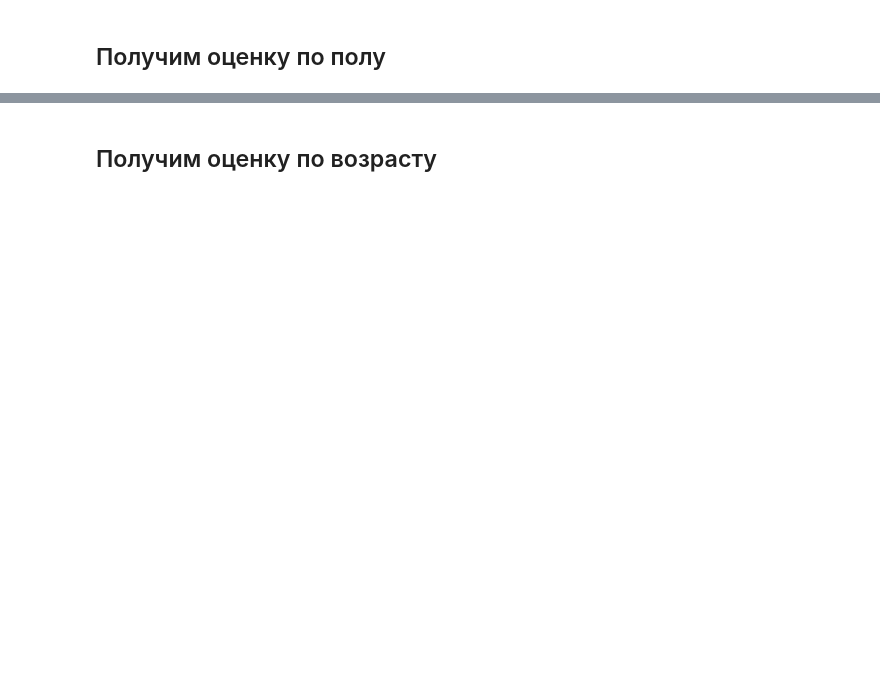
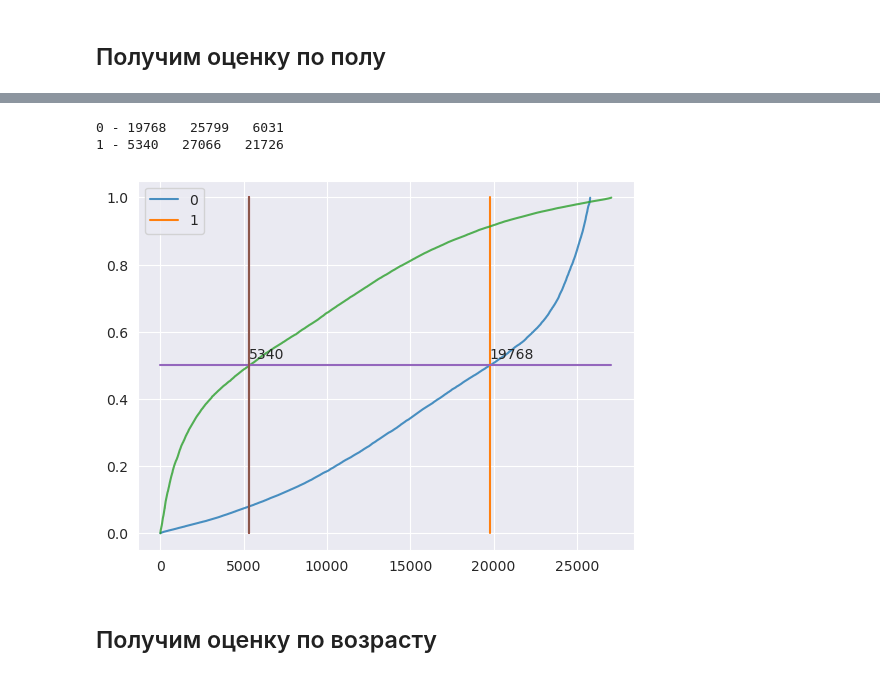
Before and after one commit to SorokinV/Challenge-MTS-2023, a Jupyter notebook: Data-Arch/Context_Baseline_Public.ipynb, the cells around one changed output, grey strips where cells are left out. Drawn from its saved outputs; the diff is of its cells as text; code cells hidden in the pictures; blank space fills up the shorter version.

```diff
--- a/Data-Arch/Context_Baseline_Public.ipynb
+++ b/Data-Arch/Context_Baseline_Public.ipynb
@@ -751,3 +744,40 @@ Wall time: 1.75 s
+# %%
+import matplotlib.pyplot as plt
+import numpy as np
+
+yticks  = [1, 0,]
+legenda = []
+
+for k in [0,1]:
+    # Generate the random data for the y=k 'layer'.
+
+    yy = y_proba[aarg][y_test.values[aarg]==k]
+
+    xs = np.arange(len(yy))
+    ys = yy
+
+    plt.plot(ys, alpha=0.8) #, color=cs, alpha=0.8)
+
+    legenda.append(k)
+
+    xx = np.argwhere(yy>=0.5)[0][0]; print(k,'-',xx,' ',len(yy), ' ', len(yy)-xx)
+
+    plt.plot([xx,xx],[0,1.0])
+
+    plt.text(xx, 0.52, str(xx))
+
+
+plt.legend(legenda)
+
+plt.plot([0,len(yy)],[0.5,0.5])
+
+plt.plot([np.argwhere(yy>=0.5)[0][0],np.argwhere(yy>=0.5)[0][0]],[0,1.0])
+
+plt.show()
+# %% [output]
+0 - 19768   25799   6031
+1 - 5340   27066   21726
+[figure, added]
 # %% [markdown]
 ## Получим оценку по возрасту
 # %%
```
Also changed, not shown: parts of 45 cells of this notebook, 1 other file.
